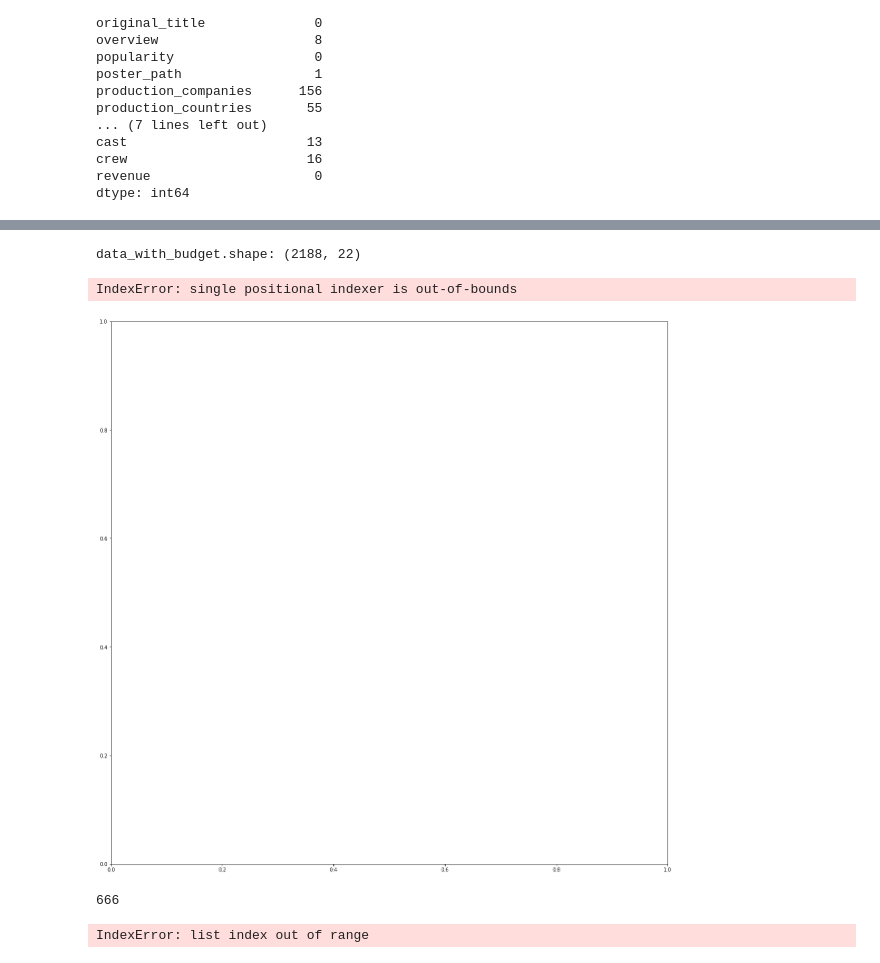
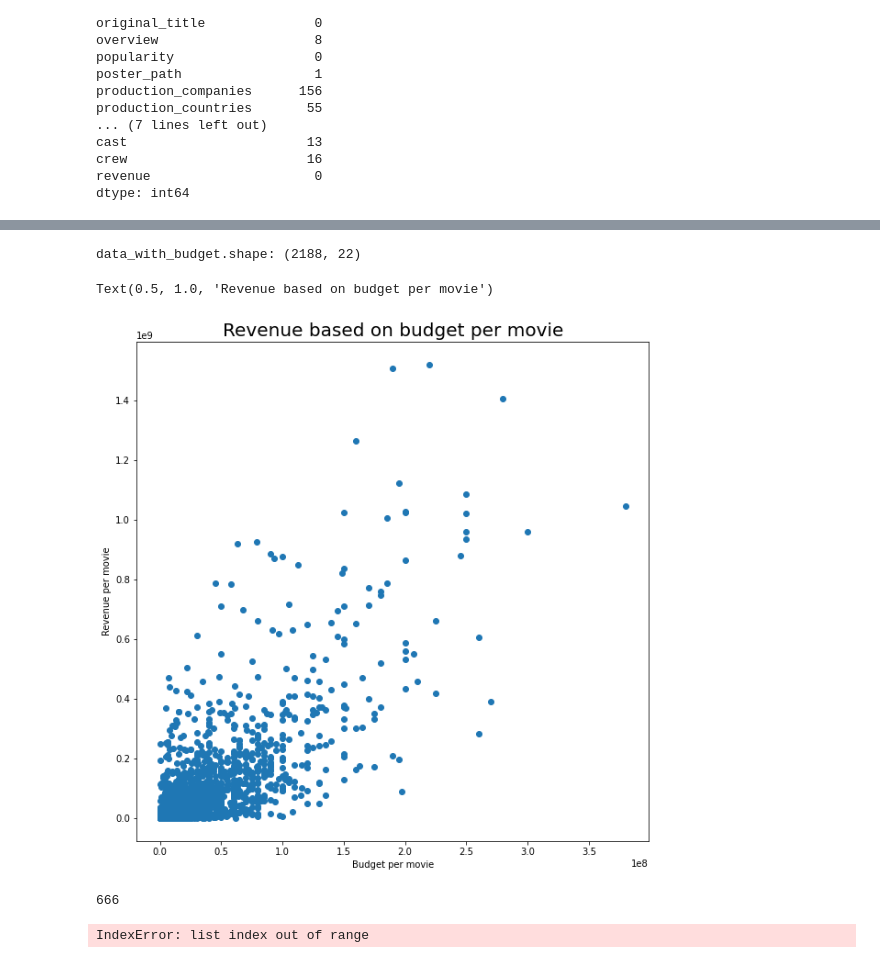
Before and after one commit to Riki98/DWM-Project, a Jupyter notebook: Progetto/Projcet.ipynb, the cells around one changed output, grey strips where cells are left out. Saved outputs shown, nothing was run; the diff lists cells and outputs as text; code cells hidden in the pictures.

```diff
--- a/Progetto/Projcet.ipynb
+++ b/Progetto/Projcet.ipynb
@@ -234,19 +235,24 @@ AttributeError: 'DataFrame' object has no attribute 'dtype'
 # %%
+#data_with_budget: array tolti gli elementi con budget = 0
 data_with_budget = data[data["budget"] != 0]
 print("data_with_budget.shape:", data_with_budget.shape)
-sum(data_with_budget['budget'] == 0)
 
-fig, ax = plt.subplots(figsize=(20,20))
+fig, ax = plt.subplots(figsize=(10,10))
 
-ax.scatter(data_with_budget.iloc[:, 2], data_with_budget.iloc[:, 22])
+ax.scatter(data_with_budget.iloc[:, 2], data_with_budget.iloc[:, 21])
+
+ax.set_xlabel("Budget per movie", fontsize=10)
+ax.set_ylabel("Revenue per movie", fontsize=10)
+ax.set_title('Revenue based on budget per movie', fontsize=20)
 # %% [output]
 data_with_budget.shape: (2188, 22)
-IndexError: single positional indexer is out-of-bounds
+Text(0.5, 1.0, 'Revenue based on budget per movie')
-[figure, old version]
+[figure, new version]
-# %%
-sum(data_with_budget['revenue'] <= 10000000)
-# %% [output]
-666
+# %%
+# The number of the beast
+sum(data_with_budget['revenue'] <= 10000000)
+# %% [output]
+666
 # %%
 import numpy as np
 
```
Also changed, not shown: parts of 10 cells of this notebook.
